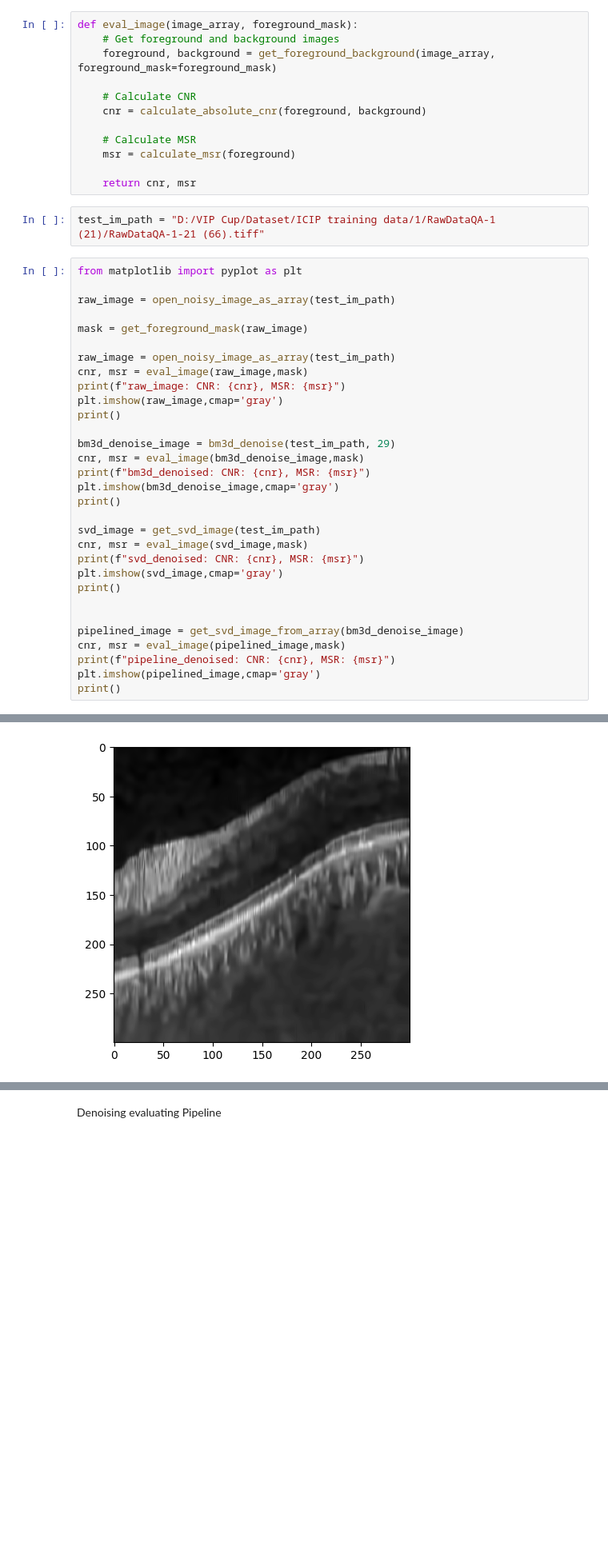
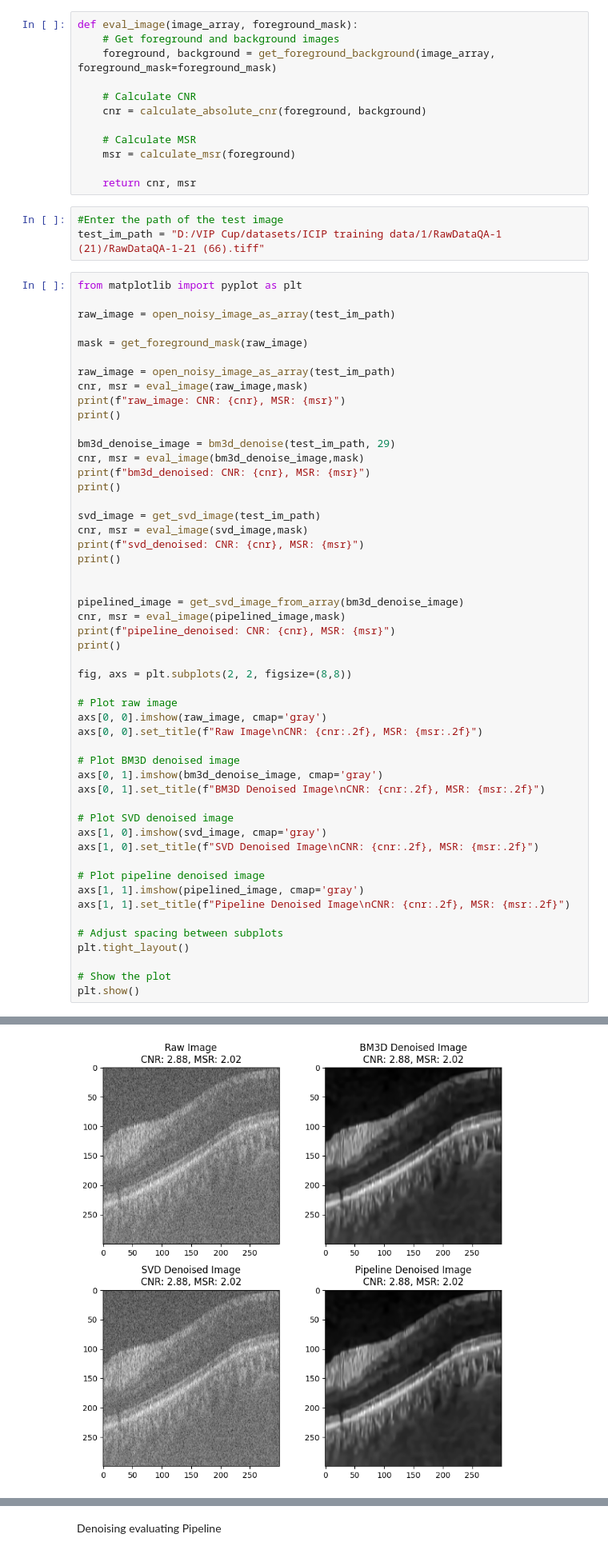
Before and after one commit to crystal-uom/vipcup-2024, a Jupyter notebook: denoising/denoising_evaluation_pipeline.ipynb, the cells around one changed output, grey strips where cells are left out. Shown at 80% size. Cells and saved outputs as stored; diff of their text form; blank space fills up the shorter version.

Commit message:
add denoising evaluation pipeline

```diff
--- a/denoising/denoising_evaluation_pipeline.ipynb
+++ b/denoising/denoising_evaluation_pipeline.ipynb
@@ -258,7 +259,8 @@ def eval_image(image_array, foreground_mask):
 
     return cnr, msr
 # %%
-test_im_path = "D:/VIP Cup/Dataset/ICIP training data/1/RawDataQA-1 (21)/RawDataQA-1-21 (66).tiff"
+#Enter the path of the test image
+test_im_path = "D:/VIP Cup/datasets/ICIP training data/1/RawDataQA-1 (21)/RawDataQA-1-21 (66).tiff"
 # %%
 from matplotlib import pyplot as plt
 
@@ -269,27 +271,47 @@ mask = get_foreground_mask(raw_image)
 raw_image = open_noisy_image_as_array(test_im_path)
 cnr, msr = eval_image(raw_image,mask)
 print(f"raw_image: CNR: {cnr}, MSR: {msr}")
-plt.imshow(raw_image,cmap='gray')
 print()
 
 bm3d_denoise_image = bm3d_denoise(test_im_path, 29)
 cnr, msr = eval_image(bm3d_denoise_image,mask)
 print(f"bm3d_denoised: CNR: {cnr}, MSR: {msr}")
-plt.imshow(bm3d_denoise_image,cmap='gray')
 print()
 
 svd_image = get_svd_image(test_im_path)
 cnr, msr = eval_image(svd_image,mask)
 print(f"svd_denoised: CNR: {cnr}, MSR: {msr}")
-plt.imshow(svd_image,cmap='gray')
 print()
 
 
 pipelined_image = get_svd_image_from_array(bm3d_denoise_image)
 cnr, msr = eval_image(pipelined_image,mask)
 print(f"pipeline_denoised: CNR: {cnr}, MSR: {msr}")
-plt.imshow(pipelined_image,cmap='gray')
 print()
+
+fig, axs = plt.subplots(2, 2, figsize=(8,8))
+
+# Plot raw image
+axs[0, 0].imshow(raw_image, cmap='gray')
+axs[0, 0].set_title(f"Raw Image\nCNR: {cnr:.2f}, MSR: {msr:.2f}")
+
+# Plot BM3D denoised image
+axs[0, 1].imshow(bm3d_denoise_image, cmap='gray')
+axs[0, 1].set_title(f"BM3D Denoised Image\nCNR: {cnr:.2f}, MSR: {msr:.2f}")
+
+# Plot SVD denoised image
+axs[1, 0].imshow(svd_image, cmap='gray')
+axs[1, 0].set_title(f"SVD Denoised Image\nCNR: {cnr:.2f}, MSR: {msr:.2f}")
+
+# Plot pipeline denoised image
+axs[1, 1].imshow(pipelined_image, cmap='gray')
+axs[1, 1].set_title(f"Pipeline Denoised Image\nCNR: {cnr:.2f}, MSR: {msr:.2f}")
+
+# Adjust spacing between subplots
+plt.tight_layout()
+
+# Show the plot
+plt.show()
 # %% [output]
 raw_image: CNR: 2.7341571583341704, MSR: 1.935994191109229
 
@@ -301 +323 @@ pipeline_denoised: CNR: 2.8765604230570685, MSR: 2.0198372758621717
-[figure, old version]
+[figure, new version]
```
Also changed, not shown: parts of 16 cells of this notebook.
